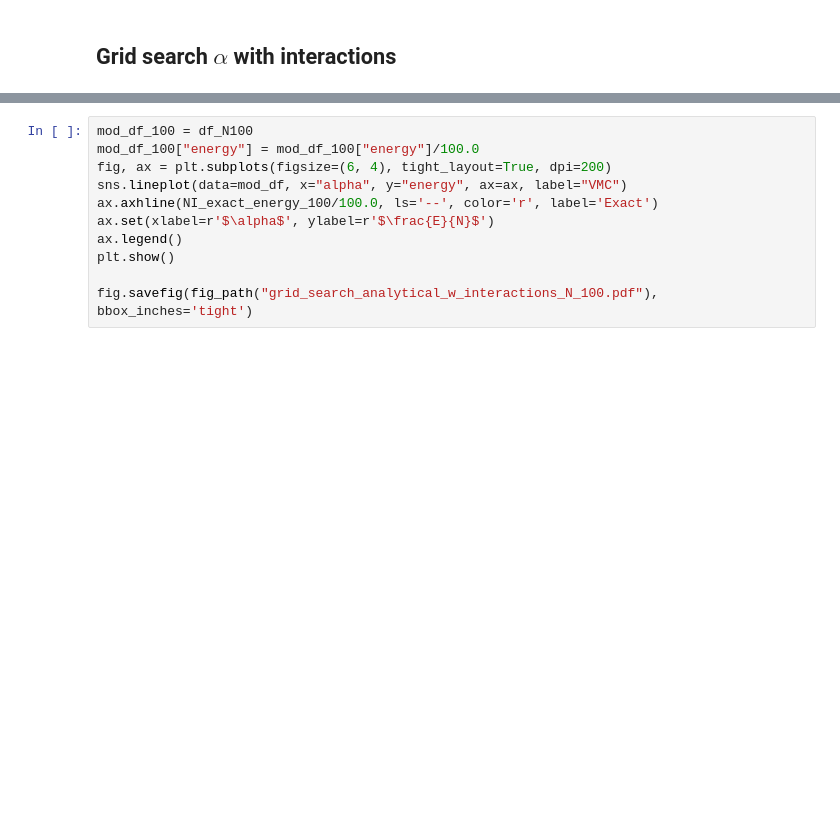
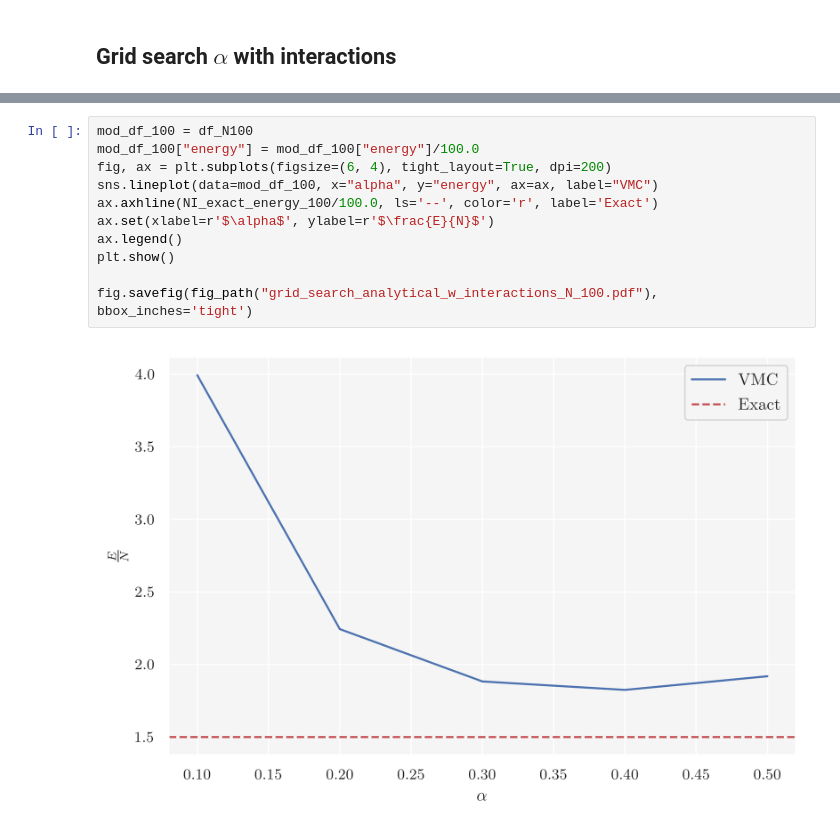
Before and after one commit to nicolossus/FYS4411-Project1, a Jupyter notebook: notebooks/Interactions_analysis.ipynb, the cells around one changed output, grey strips where cells are left out. Drawn from its saved outputs; the diff is of its cells as text; blank space fills up the shorter version.

```diff
--- a/notebooks/Interactions_analysis.ipynb
+++ b/notebooks/Interactions_analysis.ipynb
@@ -249,14 +296,16 @@ df_N100
 # %%
 mod_df_100 = df_N100
 mod_df_100["energy"] = mod_df_100["energy"]/100.0
 fig, ax = plt.subplots(figsize=(6, 4), tight_layout=True, dpi=200)
-sns.lineplot(data=mod_df, x="alpha", y="energy", ax=ax, label="VMC")
+sns.lineplot(data=mod_df_100, x="alpha", y="energy", ax=ax, label="VMC")
 ax.axhline(NI_exact_energy_100/100.0, ls='--', color='r', label='Exact')
 ax.set(xlabel=r'$\alpha$', ylabel=r'$\frac{E}{N}$')
 ax.legend()
 plt.show()
 
 fig.savefig(fig_path("grid_search_analytical_w_interactions_N_100.pdf"), bbox_inches='tight')
+# %% [output]
+[figure, added]
 # %%
 fig, ax = plt.subplots(figsize=(6,4), tight_layout=True, dpi=200)
 sns.lineplot(data=mod_df_10, x="alpha", y="energy", ax=ax, label="N=10")
```
Also changed, not shown: parts of 9 cells of this notebook, 14 other files.
